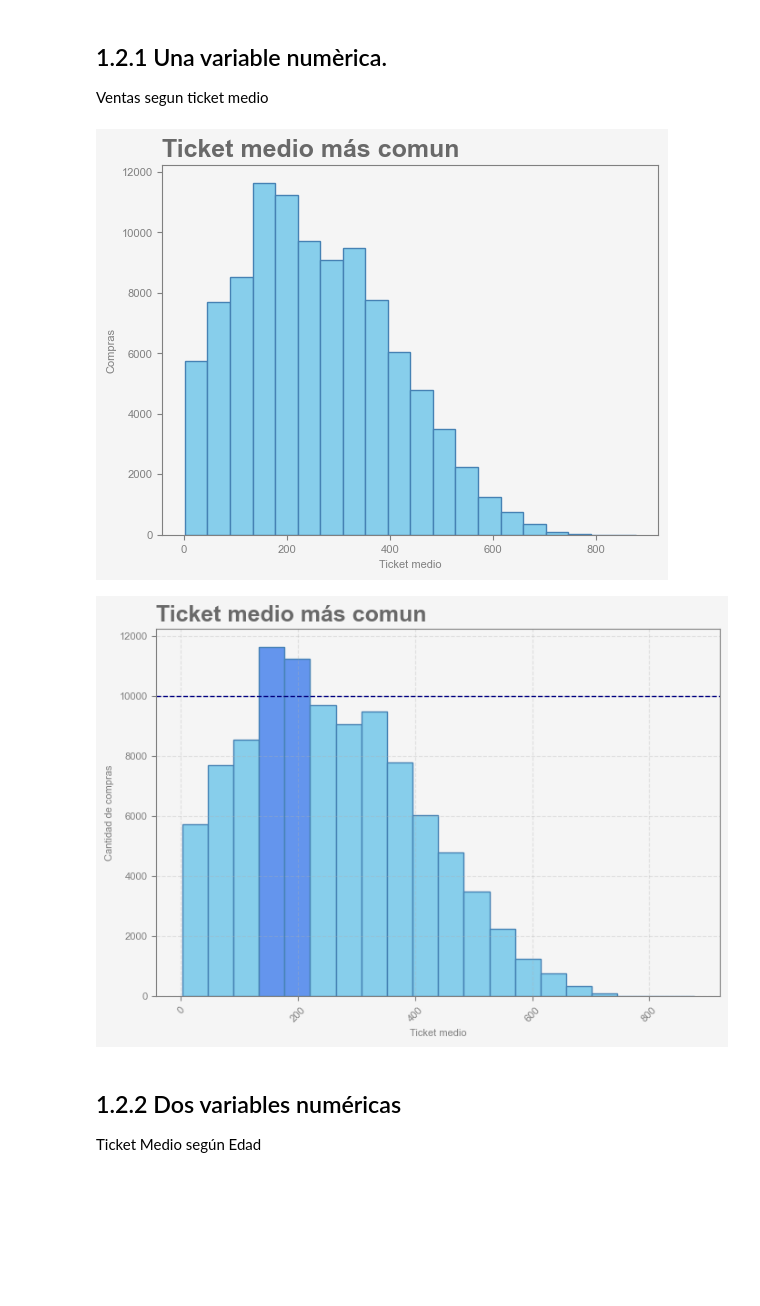
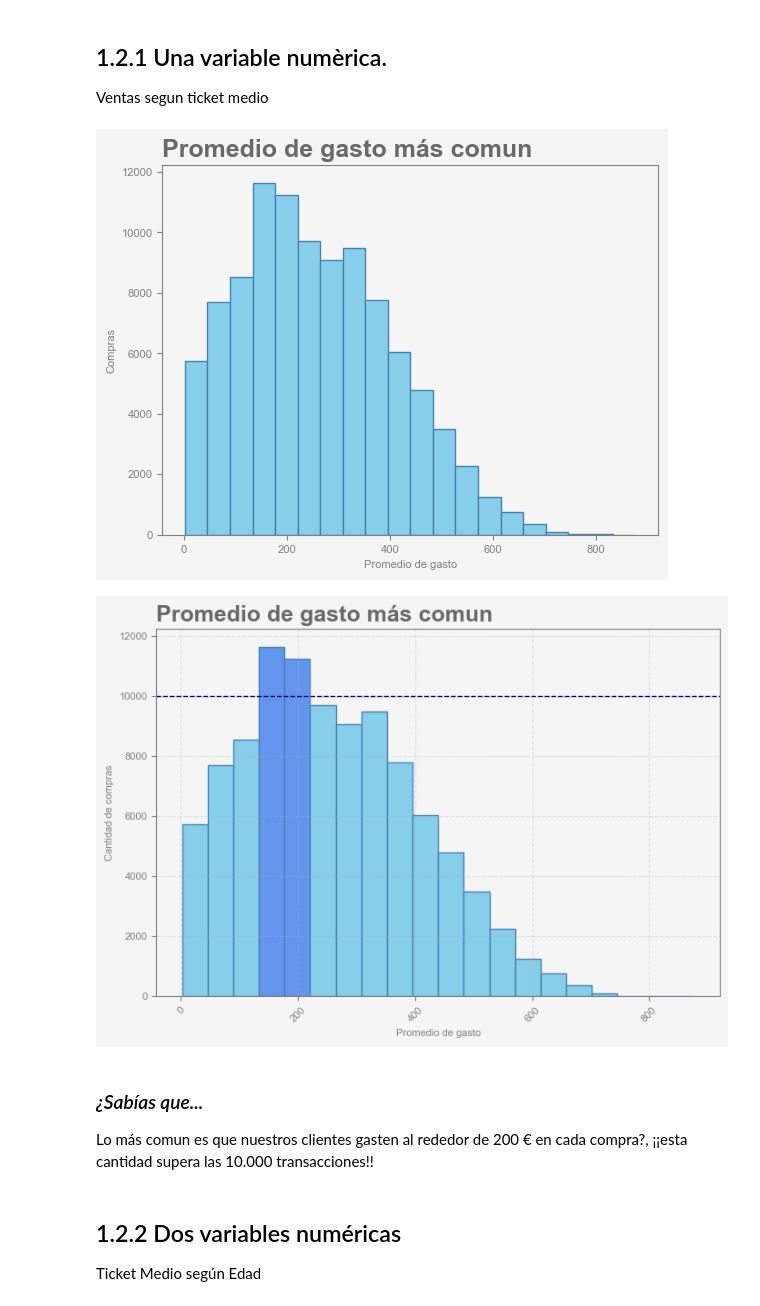
Before and after one commit to Elian-digital/ITA-S11---Python, a Jupyter notebook: S11 - Elian Daghoum.ipynb, the cells around one changed output. Drawn from its saved outputs; the diff is of its cells as text; code cells hidden in the pictures; blank space fills up the shorter version.

```diff
--- a/S11 - Elian Daghoum.ipynb
+++ b/S11 - Elian Daghoum.ipynb
@@ -37,23 +39,3 @@ except Exception as e:
-# %%
-# creamos los df de las tablas del database
-
-query = "SELECT * FROM company;"
-df_company = pd.read_sql(query, conexion)
-
-query = "SELECT * FROM credit_cards;"
-df_creditcard = pd.read_sql(query, conexion)
-
-query = "SELECT * FROM products;"
-df_products = pd.read_sql(query, conexion)
-
-query = "SELECT * FROM users;"
-df_datauser = pd.read_sql(query, conexion)
-
-query = "SELECT * FROM transactions_t4;"
-df_transaction = pd.read_sql(query, conexion)
-
-query = "SELECT * FROM transacciones_productos2;"
-df_compras = pd.read_sql(query, conexion)
 # %% [markdown]
 ## 1.1 Creamos un estilo visual para todo
 # %%
@@ -90,18 +72,18 @@ Ventas segun ticket medio
 # %%
 # Versión sendilla
 
 # elegimos la columna, el tipo de grafico y el numero de barras
 df_transaction['amount'].plot(kind='hist', bins=20)
 
 # ponemos nombres a los ejes y título
-plt.title('Ticket medio más comun')
-plt.xlabel('Ticket medio')
+plt.title('Promedio de gasto más comun')
+plt.xlabel('Promedio de gasto')
 plt.ylabel('Compras')
 
 # lo enseñamos
 plt.show()
 # %% [output]
-[figure, old version]
+[figure, new version]
 # %%
 
 # Crear figura y eje
@@ -111,8 +93,8 @@ fig, ax = plt.subplots(figsize=(7, 5))
 n, bins, patches = ax.hist(df_transaction['amount'], bins=20)
 
 # Estilo del gráfico
-ax.set_title('Ticket medio más comun')
-ax.set_xlabel('Ticket medio')
+ax.set_title('Promedio de gasto más comun')
+ax.set_xlabel('Promedio de gasto')
 ax.set_ylabel('Cantidad de compras')
 ax.tick_params(axis='x', rotation=45)
 ax.grid(True)
@@ -133,7 +115,10 @@ ax.axhline(y=umbral_y, color='navy', linestyle='--', linewidth=1, label=f'Umbral
 plt.tight_layout()
 plt.show()
 # %% [output]
-[figure, old version]
+[figure, new version]
+# %% [markdown]
+### *¿Sabías que...*
+Lo más comun es que nuestros clientes gasten al rededor de 200 € en cada compra?, ¡¡esta cantidad supera las 10.000 transacciones!!
 # %% [markdown]
 ## 1.2.2 Dos variables numéricas
 Ticket Medio según Edad
```
Also changed, not shown: parts of 18 cells of this notebook.
